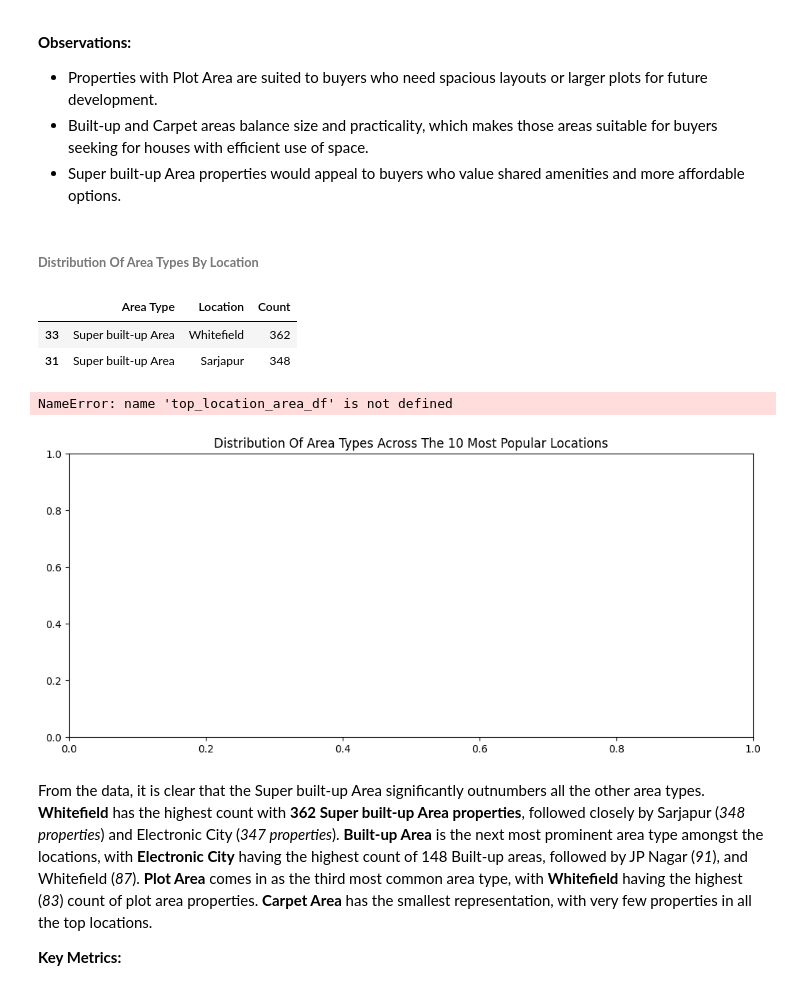
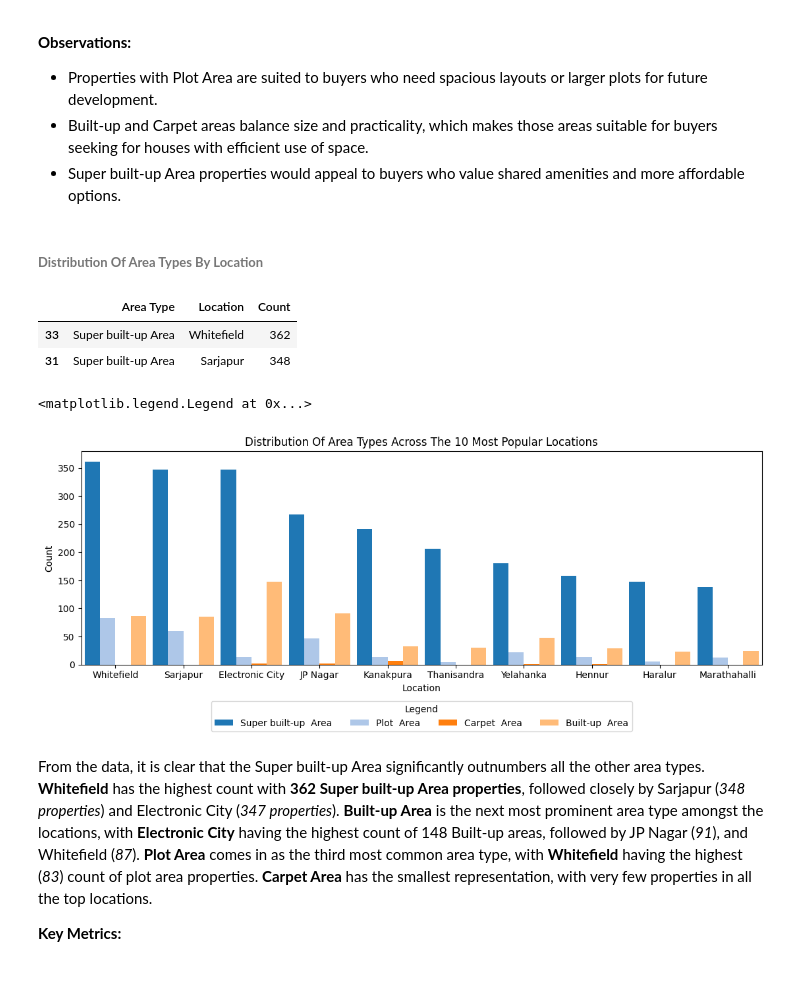
Before and after one commit to paulinebanye/bengaluru_prediction, a Jupyter notebook: Bangalaru_House_prices_prediction.ipynb, the cells around one changed output. Drawn from its saved outputs; the diff is of its cells as text; code cells hidden in the pictures.

```diff
--- a/Bangalaru_House_prices_prediction.ipynb
+++ b/Bangalaru_House_prices_prediction.ipynb
@@ -158,5 +158,5 @@ pd.set_option('display.max_colwidth', None) # prevent truncation of string field
 # %%
-df_original = pd.read_csv("../database/bengaluru_house_prices.csv")
+df_original = pd.read_csv("database/bengaluru_house_prices.csv")
 # %% [markdown]
 ##### **Create A Backup Dataframe**
 # %%
@@ -584,9 +586,17 @@ Handling duplicates involves identifying and removing duplicate entries in a dat
 # %%
 # Remove duplicate rows if there are any present in the dataframe
 if df.duplicated().sum() > 0:
-    print(f'''\nDuplicates present: {df.duplicated().sum()}\nLength before dropping duplicates: {df.shape[0]}''')
+    print(f'''
+    Duplicates present: {df.duplicated().sum()}
+    Length before dropping duplicates: {df.shape[0]}
+    ''')
     df.drop_duplicates(inplace=True)
-    print(f'''Length after dropping duplicates: {df.shape[0]}''')
+    print(f'''
+    Length after dropping duplicates: {df.shape[0]}
+    ''')
 else:
-    print(f'''Total Duplicates: {df.duplicated().sum()}\nNo duplicates present!\nNo. of rows in dataframe: {df.shape[0]}''')
+    print(f'''
+    Total Duplicates: {df.duplicated().sum()}
+    No. of rows in dataframe: {df.shape[0]}
+    ''')
 # %% [output]
@@ -802,7 +809,7 @@ _**Smallest Average Size:**_ Super built-up Area (2.53 units)
 - Built-up and Carpet areas balance size and practicality, which makes those areas suitable for buyers seeking for houses with efficient use of space.
 - Super built-up Area properties would appeal to buyers who value shared amenities and more affordable options.
 # %% [markdown]
-###### **Distribution Of Area Types By Location**
+###### <font size=2>**Distribution Of Area Types By Location**</font>
 # %%
 # identify the 10 most popular locations
 popular_locations = (df.groupby('Location').size().reset_index(name='Count')
@@ -824,22 +831,22 @@ top_location_area_df.head(2)
 # %%
 # Plot the clustered bar chart
 plt.figure(figsize=(12, 5))
 plt.title('Distribution Of Area Types Across The 10 Most Popular Locations')
 sns.barplot(data=top_location_area_df,
             y='Count',
             x='Location',
             hue='Area Type',
             width=0.9,
-            palette=sns.color_palette('tab20c', len(top_location_area_df['Area Type'].value_counts())),
+            palette=sns.color_palette('tab20', len(top_location_area_df['Area Type'].value_counts())),
             saturation=1.0
            )
 plt.tight_layout(pad=4.0)
 plt.legend(title="Legend", loc='upper center', bbox_to_anchor=(0.5, -0.15),
     ncol=len(top_location_area_df['Area Type'].value_counts())# // 2  # Number of columns
 )
 # %% [output]
-NameError: name 'top_location_area_df' is not defined
+<matplotlib.legend.Legend at 0x...>
-[figure, old version]
+[figure, new version]
 # %% [markdown]
 From the data, it is clear that the Super built-up Area significantly outnumbers all the other area types. **Whitefield** has the highest count with **362 Super built-up Area properties**, followed closely by Sarjapur (_348 properties_) and Electronic City (_347 properties_). **Built-up Area** is the next most prominent area type amongst the locations,  with **Electronic City** having the highest count of 148 Built-up areas, followed by JP Nagar (_91_), and Whitefield (_87_). **Plot Area** comes in as the third most common area type, with **Whitefield** having the highest (_83_) count of plot area properties. **Carpet Area** has the smallest representation, with very few properties in all the top locations.
 
```
Also changed, not shown: parts of 75 cells of this notebook, 2 other files.
